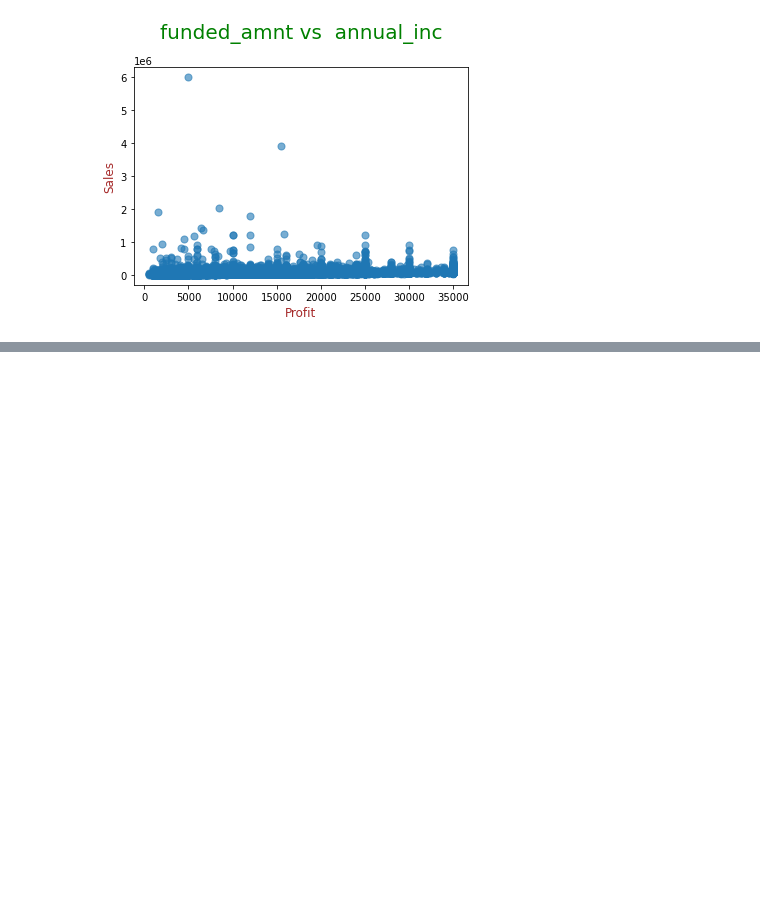
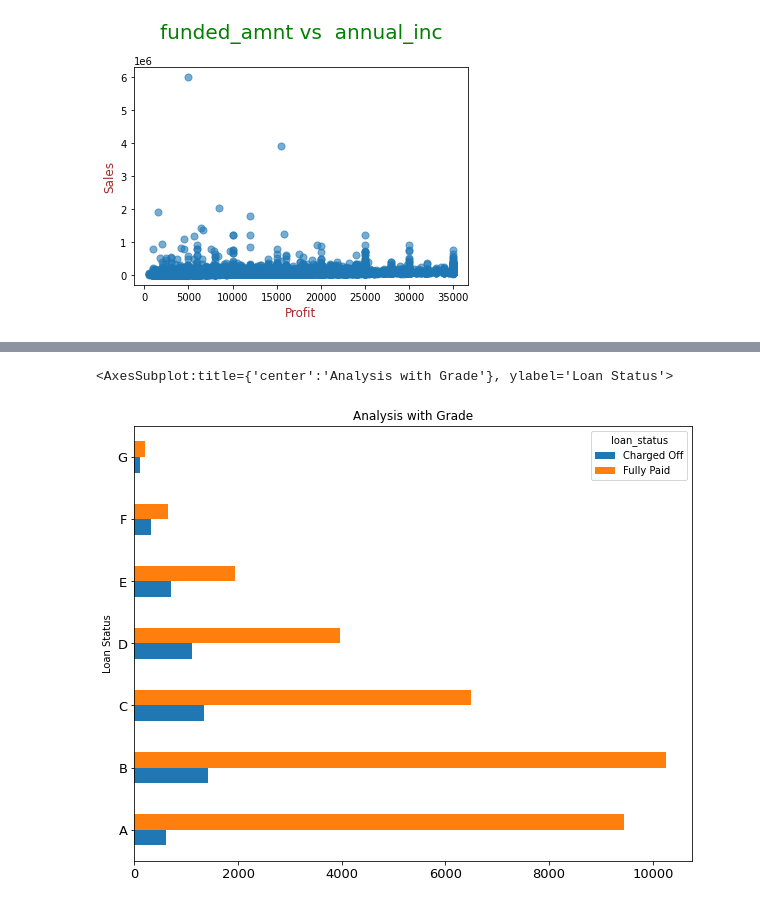
Before and after one commit to RatneshFlash/LendingClubCaseStudy, a Jupyter notebook: Lending_Club_Case_Study.ipynb, the cells around one changed output, grey strips where cells are left out. Cells and saved outputs as stored; diff of their text form; code cells hidden in the pictures; blank space fills up the shorter version.

```diff
--- a/Lending_Club_Case_Study.ipynb
+++ b/Lending_Club_Case_Study.ipynb
@@ -202,0 +249,6 @@ plt.show()
+# %%
+pivot_data = loan_data.loc[:, ['grade', 'loan_status']]
+#pivot_data
+# %%
+df_pivot = pd.pivot_table(pivot_data, index=['grade'], columns= ['loan_status'], aggfunc= len)
+df_pivot
@@ -202,0 +265,6 @@ plt.show()
+# %%
+df_pivot.plot(kind='barh', title='Analysis with Grade', ylabel='Annual Income',
+         xlabel='Loan Status', figsize=(10, 8), fontsize=13)
+# %% [output]
+<AxesSubplot:title={'center':'Analysis with Grade'}, ylabel='Loan Status'>
+[figure, added]
```
Also changed, not shown: parts of 18 cells of this notebook.
